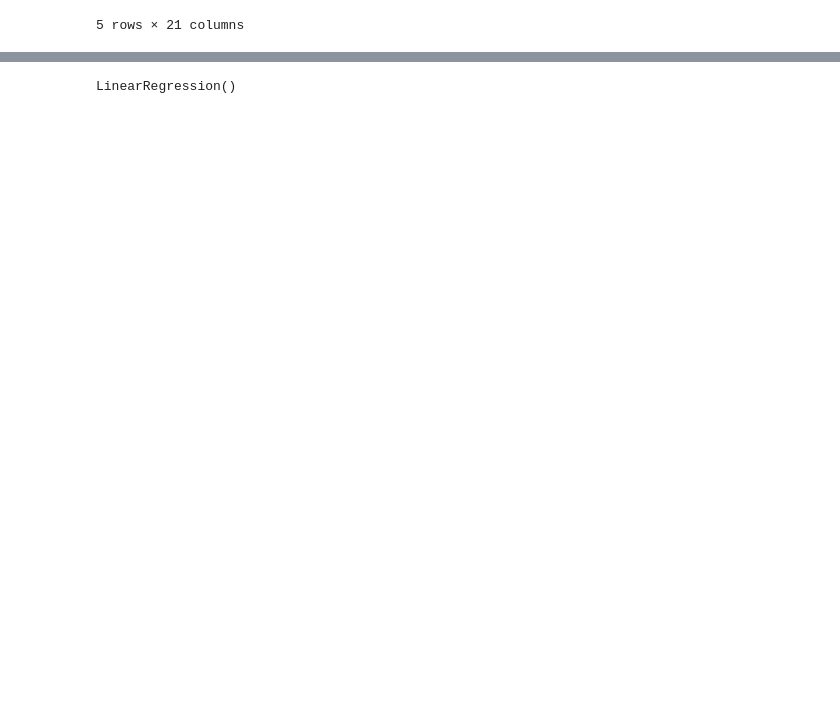
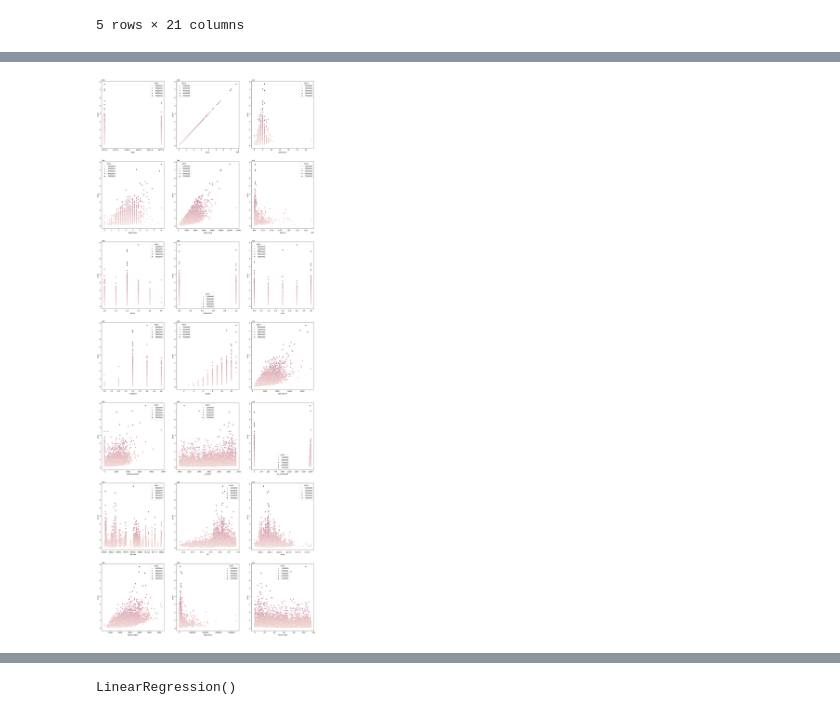
Before and after one commit to SantiiMorales/Regresion-lineal-Houses-SkLearn, a Jupyter notebook: EDA.ipynb, the cells around one changed output, grey strips where cells are left out. Drawn from its saved outputs; the diff is of its cells as text; code cells hidden in the pictures; blank space fills up the shorter version.

```diff
--- a/EDA.ipynb
+++ b/EDA.ipynb
@@ -161,0 +74,5 @@ y = df_transformado['price']
+# %%
+#Convert date to int
+df['date'] = df['date'].apply(lambda x: str(x)[:4])
+df['date'] = df['date'].astype(int)
+df['date'].dtype
@@ -161,0 +91,4 @@ y = df_transformado['price']
+# %%
+#create the column 'House Age'
+df['House_Age'] = df['date'] - df['yr_built']
+df.head()
@@ -161,0 +103,5 @@ y = df_transformado['price']
+# %%
+#Drop id column
+df.drop(['id'], axis=1, inplace=True)
+
+df.head()
@@ -161,0 +116,9 @@ y = df_transformado['price']
+# %%
+features = [feature for feature in df.columns]
+# %%
+#First EDA
+fig, ax = plt.subplots(7, 3, figsize=(23, 60))
+for var, subplot in zip(features, ax.flatten()):
+    sns.scatterplot(x=var, y='price',  data=df, ax=subplot, hue = 'price' )
+# %% [output]
+[figure, added]
```
Also changed, not shown: parts of 72 cells of this notebook.
